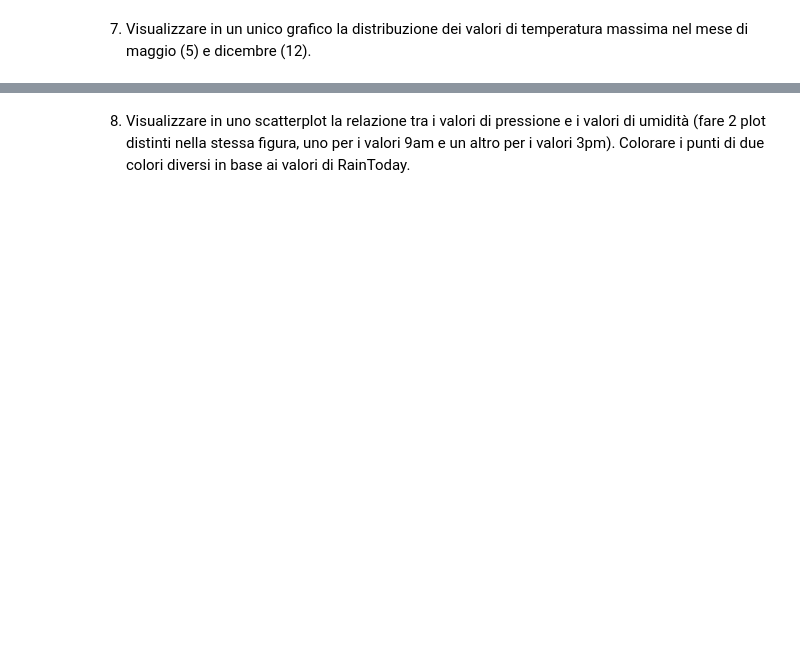
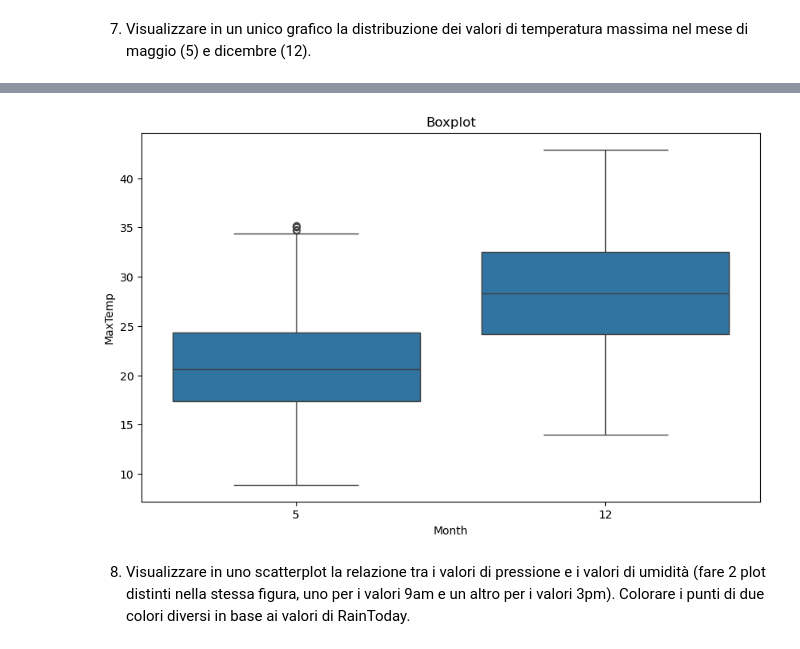
Before and after one commit to nyrfinyr/bdta, a Jupyter notebook: colab_2025/5-Data visualization/esercizi/Esercizio in aula.ipynb, the cells around one changed output, grey strips where cells are left out. Saved outputs shown, nothing was run; the diff lists cells and outputs as text; code cells hidden in the pictures; blank space fills up the shorter version.

```diff
--- a/colab_2025/5-Data visualization/esercizi/Esercizio in aula.ipynb
+++ b/colab_2025/5-Data visualization/esercizi/Esercizio in aula.ipynb
@@ -23,2 +150,13 @@
+# %%
+## Boxplot
+
+data = df.query('Month == 5 or Month == 12')
+
+plt.figure(figsize=(10,6))
+plt.title('Boxplot')
+sns.boxplot(data=data, x='Month', y='MaxTemp')
+plt.show()
+# %% [output]
+[figure, added]
 # %% [markdown]
 8. Visualizzare in uno scatterplot la relazione tra i valori di pressione e i valori di umidità (fare 2 plot distinti nella stessa figura, uno per i valori 9am e un altro per i valori 3pm). Colorare i punti di due colori diversi in base ai valori di RainToday.
```
Also changed, not shown: parts of 10 cells of this notebook, 39 other files.
